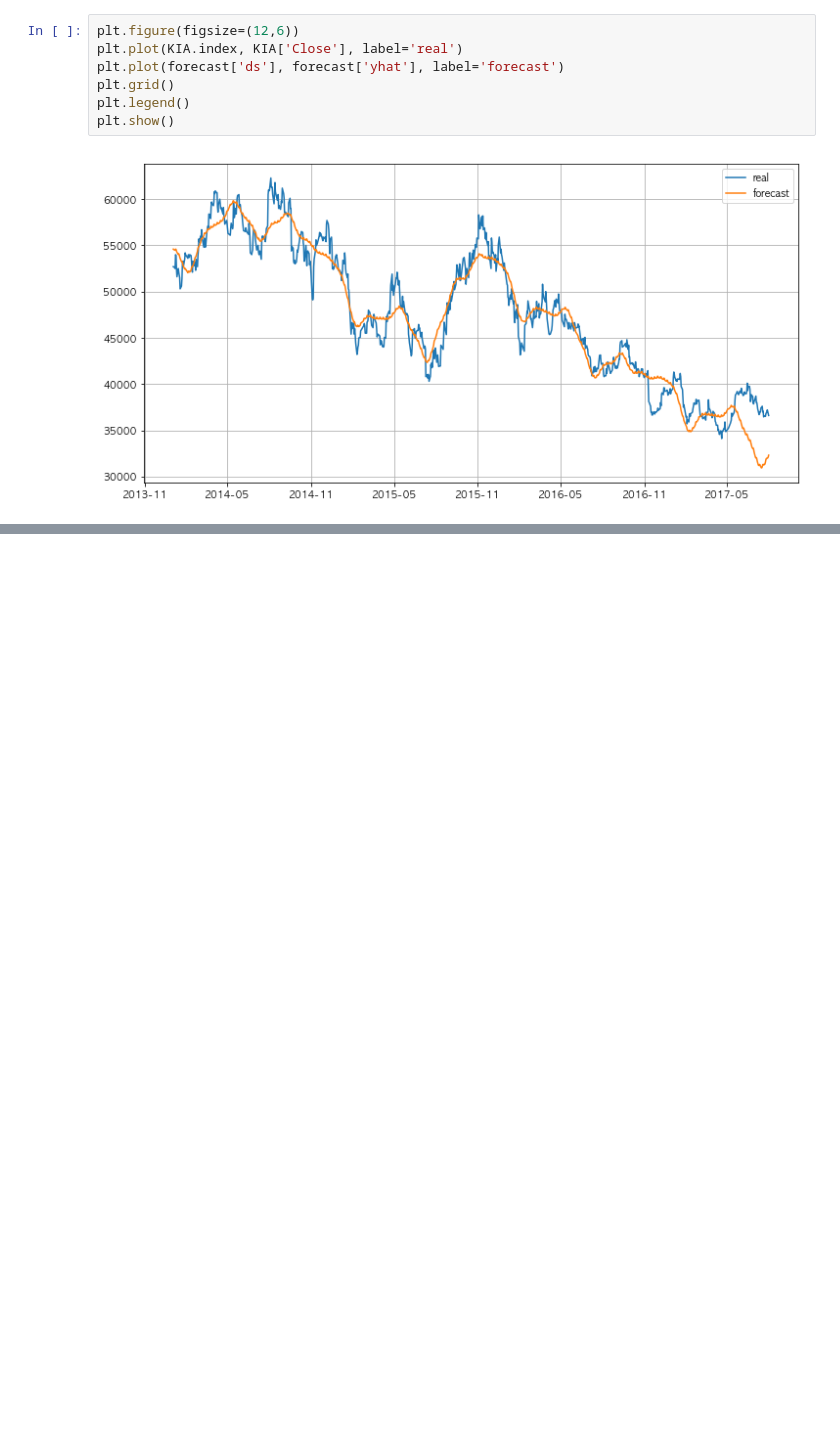
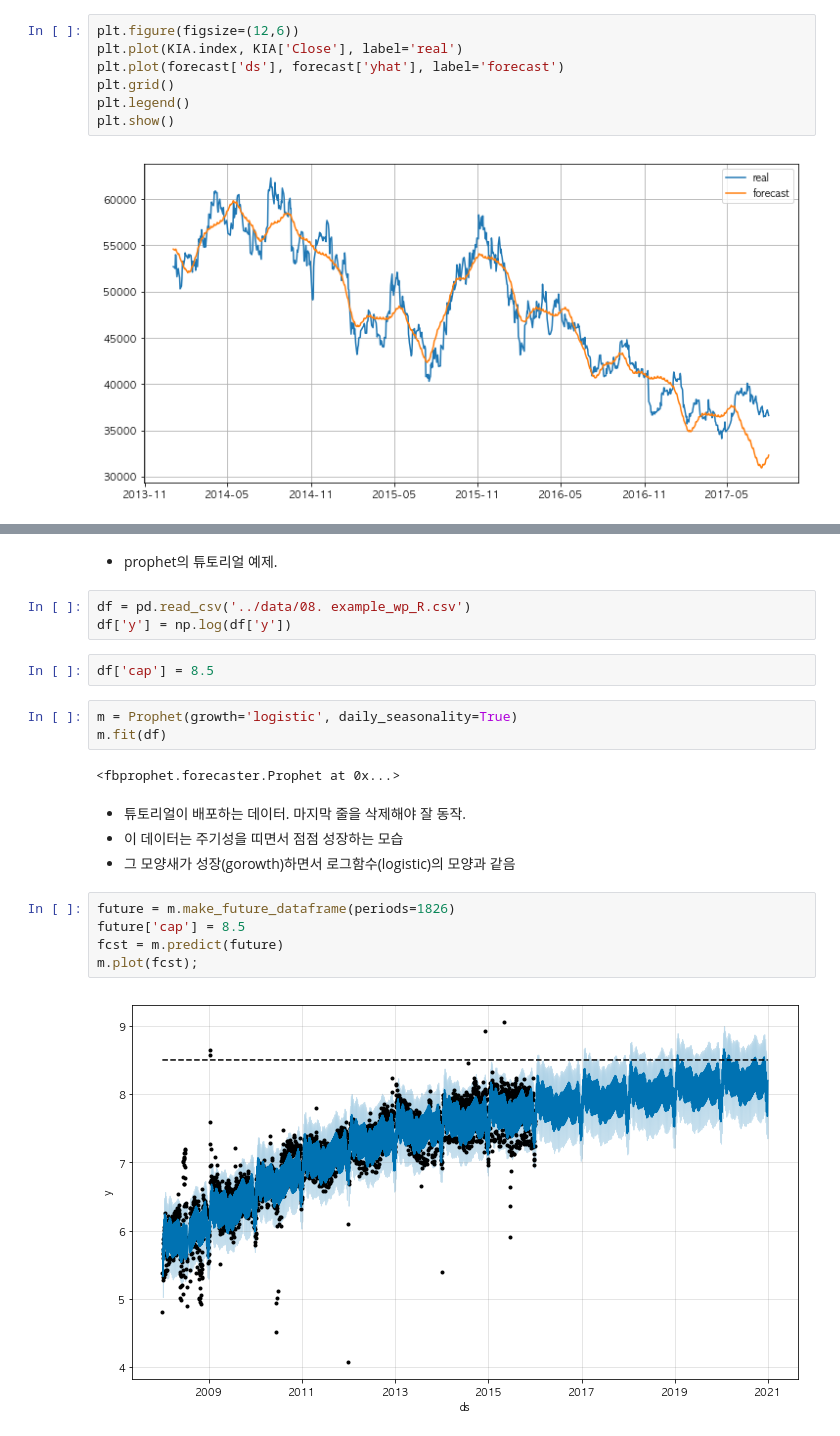
Before and after one commit to KimDoKy/DataScience, a Jupyter notebook: source_code/chap7. Time Series Data Handle.ipynb, the cells around one changed output, grey strips where cells are left out. Cells and saved outputs as stored; diff of their text form; blank space fills up the shorter version.

Commit message:
update chap7 / Growth Model과 Holiday Forecast

```diff
--- a/source_code/chap7. Time Series Data Handle.ipynb
+++ b/source_code/chap7. Time Series Data Handle.ipynb
@@ -333,0 +336,23 @@ plt.show()
+# %% [markdown]
+- prophet의 튜토리얼 예제.
+# %%
+df = pd.read_csv('../data/08. example_wp_R.csv')
+df['y'] = np.log(df['y'])
+# %%
+df['cap'] = 8.5
+# %%
+m = Prophet(growth='logistic', daily_seasonality=True)
+m.fit(df)
+# %% [output]
+<fbprophet.forecaster.Prophet at 0x...>
+# %% [markdown]
+- 튜토리얼이 배포하는 데이터. 마지막 줄을 삭제해야 잘 동작.
+- 이 데이터는 주기성을 띠면서 점점 성장하는 모습
+- 그 모양새가 성장(gorowth)하면서 로그함수(logistic)의 모양과 같음
+# %%
+future = m.make_future_dataframe(periods=1826)
+future['cap'] = 8.5
+fcst = m.predict(future)
+m.plot(fcst);
+# %% [output]
+[figure, added]
```
Also changed, not shown: parts of 10 cells of this notebook.
